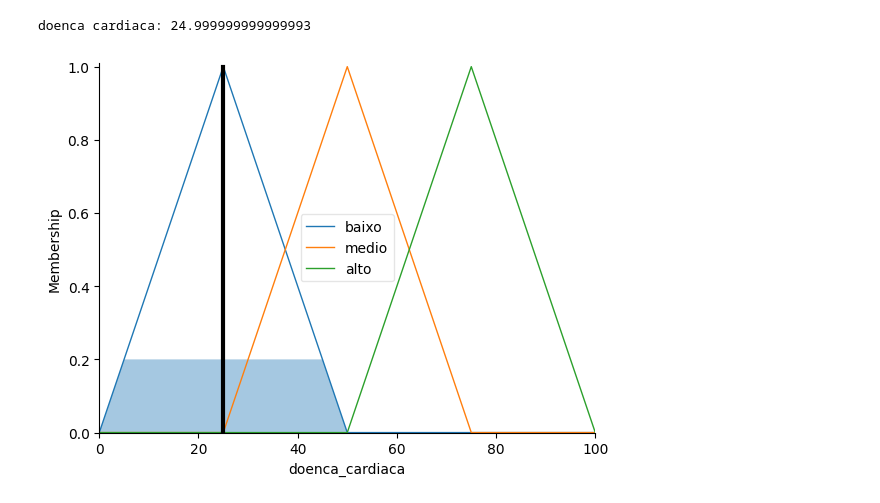
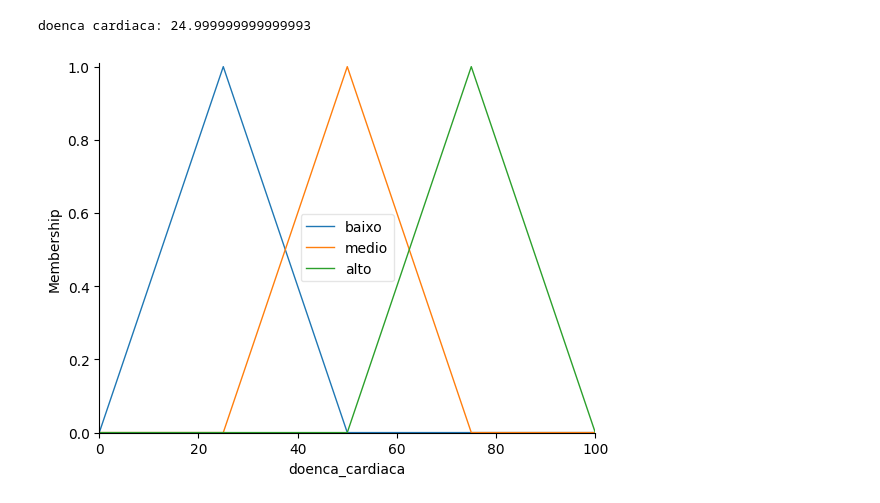
Before and after one commit to DouglasKenjiSakakibara01/logica-fuzzy, a Jupyter notebook: trab01.ipynb, the cells around one changed output. Saved outputs shown, nothing was run; the diff lists cells and outputs as text; code cells hidden in the pictures.

```diff
--- a/trab01.ipynb
+++ b/trab01.ipynb
@@ -53,6 +63,6 @@ decisao.compute()
 # %%
 print("doenca cardiaca:", decisao.output['doenca_cardiaca'])
-doenca_cardiaca.view(sim=decisao)
+doenca_cardiaca.view()
 # %% [output]
 doenca cardiaca: 24.999999999999993
-[figure, old version]
+[figure, new version]
```
Also changed, not shown: parts of 2 cells of this notebook.
